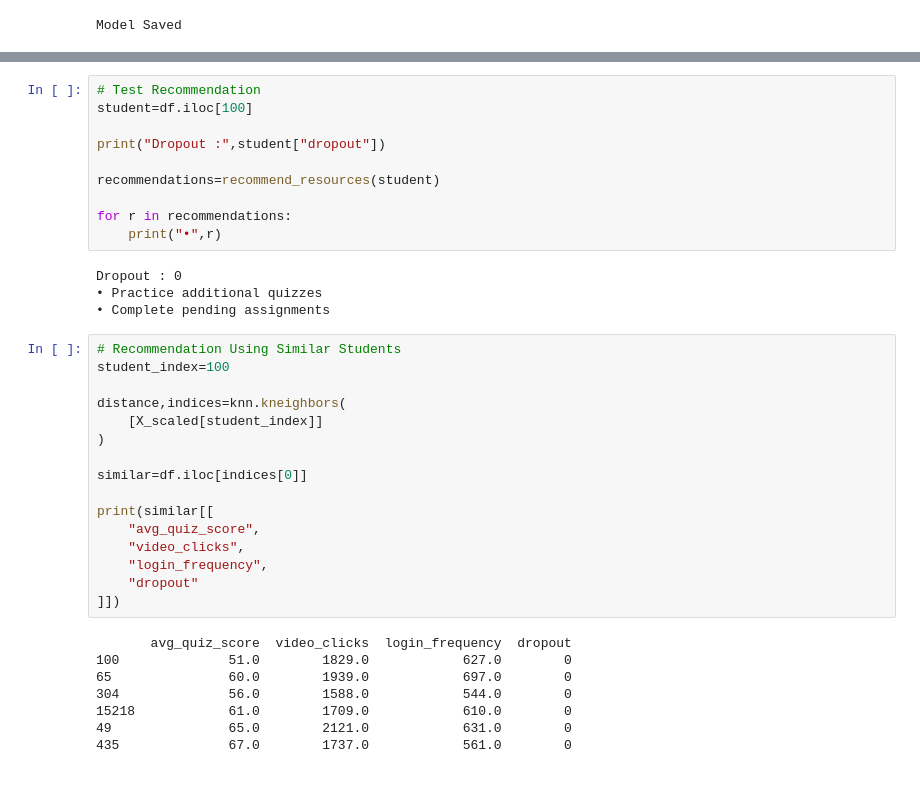
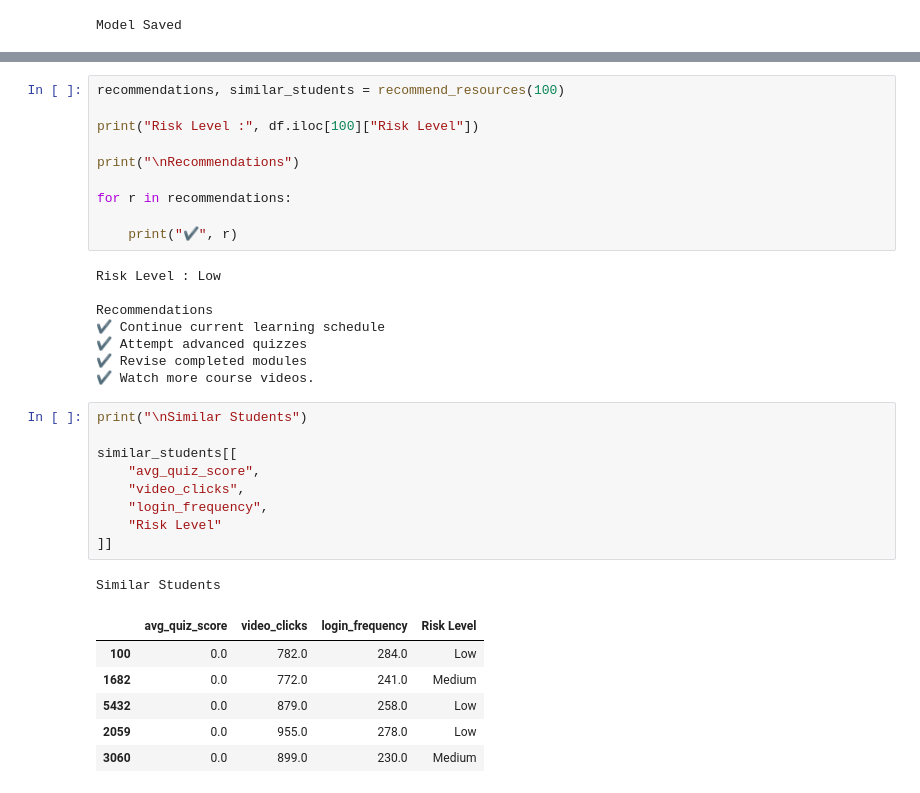
Before and after one commit to nishanthini2136/Dropout-prediction, a Jupyter notebook: project/notebooks/06_train_knn.ipynb, the cells around one changed output, grey strips where cells are left out. Cells and saved outputs as stored; diff of their text form.

```diff
--- a/project/notebooks/06_train_knn.ipynb
+++ b/project/notebooks/06_train_knn.ipynb
@@ -119,38 +150,35 @@ def recommend_resources(student):
 # %%
-# Test Recommendation
-student=df.iloc[100]
+recommendations, similar_students = recommend_resources(100)
 
-print("Dropout :",student["dropout"])
+print("Risk Level :", df.iloc[100]["Risk Level"])
 
-recommendations=recommend_resources(student)
+print("\nRecommendations")
 
 for r in recommendations:
-    print("•",r)
+
+    print("✔", r)
 # %% [output]
-Dropout : 0
-• Practice additional quizzes
-• Complete pending assignments
+Risk Level : Low
+
+Recommendations
+✔ Continue current learning schedule
+✔ Attempt advanced quizzes
+✔ Revise completed modules
+✔ Watch more course videos.
 # %%
-# Recommendation Using Similar Students
-student_index=100
+print("\nSimilar Students")
 
-distance,indices=knn.kneighbors(
-    [X_scaled[student_index]]
-)
-
-similar=df.iloc[indices[0]]
-
-print(similar[[
+similar_students[[
     "avg_quiz_score",
     "video_clicks",
     "login_frequency",
-    "dropout"
-]])
+    "Risk Level"
+]]
 # %% [output]
-       avg_quiz_score  video_clicks  login_frequency  dropout
-100              51.0        1829.0            627.0        0
-65               60.0        1939.0            697.0        0
-304              56.0        1588.0            544.0        0
-15218            61.0        1709.0            610.0        0
-49               65.0        2121.0            631.0        0
-435              67.0        1737.0            561.0        0
+Similar Students
+|  | avg_quiz_score | video_clicks | login_frequency | Risk Level |
+| 100 | 0.0 | 782.0 | 284.0 | Low |
+| 1682 | 0.0 | 772.0 | 241.0 | Medium |
+| 5432 | 0.0 | 879.0 | 258.0 | Low |
+| 2059 | 0.0 | 955.0 | 278.0 | Low |
+| 3060 | 0.0 | 899.0 | 230.0 | Medium |
```
Also changed, not shown: parts of 10 cells of this notebook, 3 other files.
